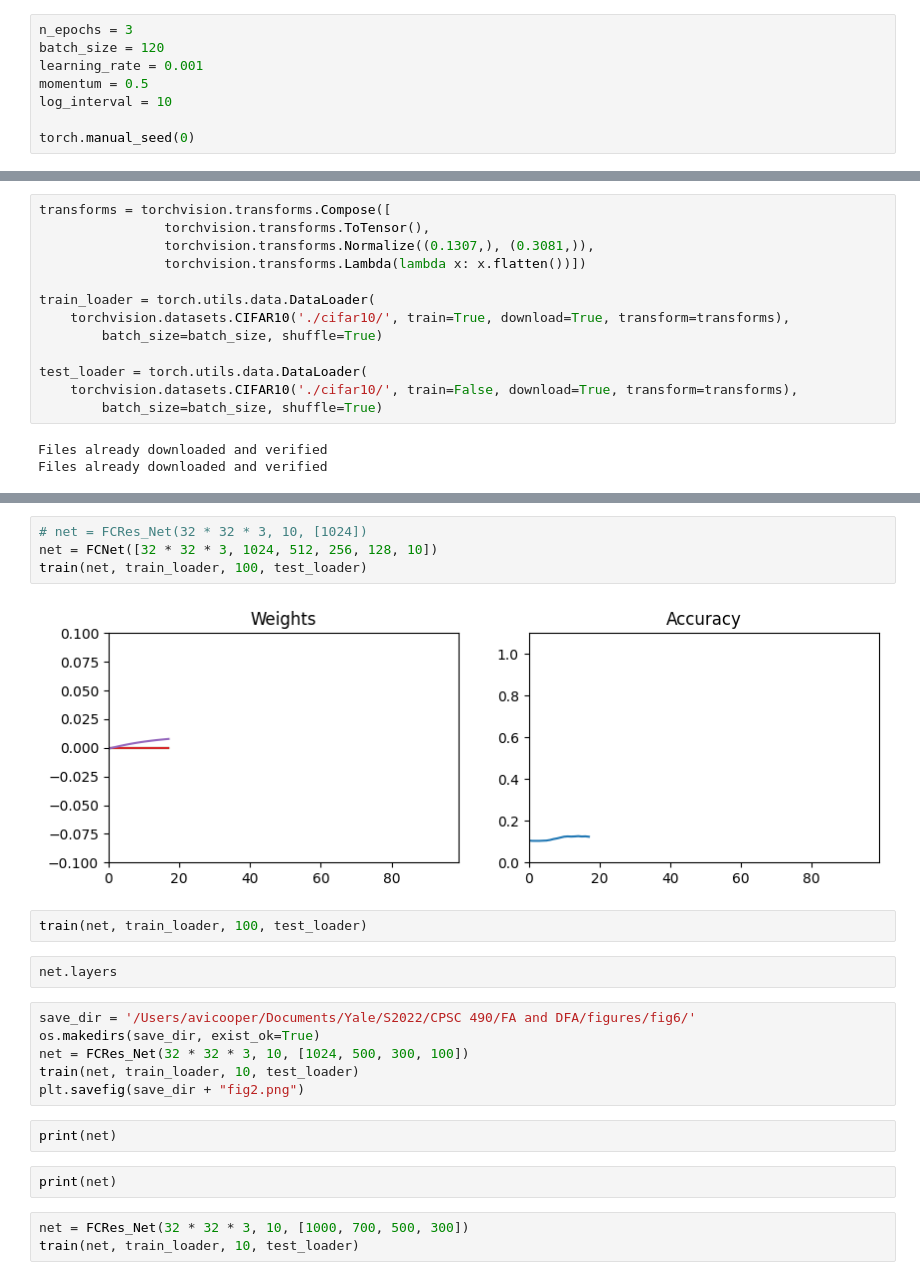
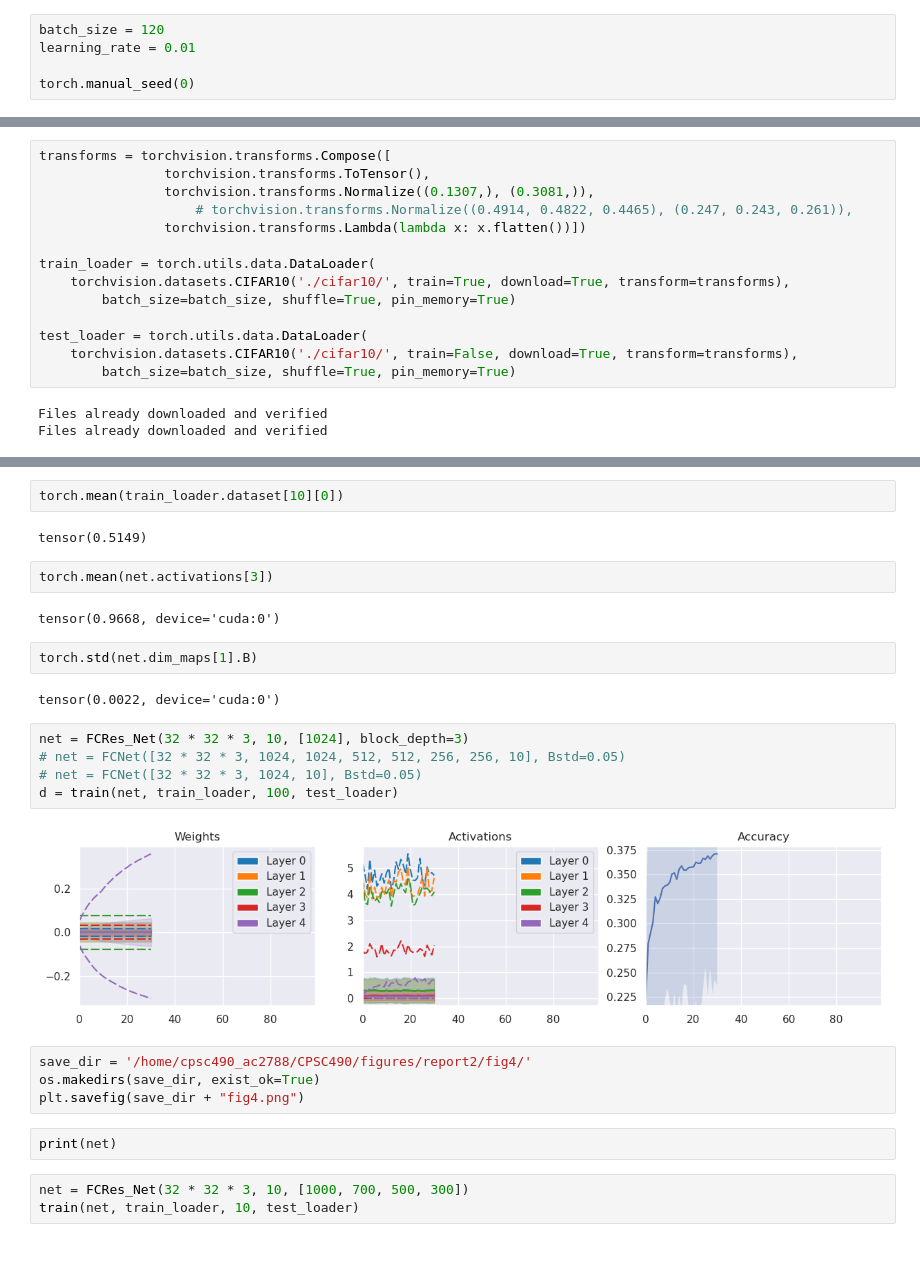
Before and after one commit to avicooper1/CPSC490, a Jupyter notebook: pepita.ipynb, the cells around one changed output, grey strips where cells are left out. Drawn from its saved outputs; the diff is of its cells as text; blank space fills up the shorter version.

```diff
--- a/pepita.ipynb
+++ b/pepita.ipynb
@@ -11,11 +14,8 @@ from dataclasses import dataclass
 import os
 sns.set()
 # %%
-n_epochs = 3
 batch_size = 120
-learning_rate = 0.001
-momentum = 0.5
-log_interval = 10
+learning_rate = 0.01
 
 torch.manual_seed(0)
 # %% [output]
@@ -24,15 +24,16 @@ torch.manual_seed(0)
 transforms = torchvision.transforms.Compose([
                 torchvision.transforms.ToTensor(),
                 torchvision.transforms.Normalize((0.1307,), (0.3081,)),
+                    # torchvision.transforms.Normalize((0.4914, 0.4822, 0.4465), (0.247, 0.243, 0.261)),
                 torchvision.transforms.Lambda(lambda x: x.flatten())])
 
 train_loader = torch.utils.data.DataLoader(
     torchvision.datasets.CIFAR10('./cifar10/', train=True, download=True, transform=transforms),
-        batch_size=batch_size, shuffle=True)
+        batch_size=batch_size, shuffle=True, pin_memory=True)
 
 test_loader = torch.utils.data.DataLoader(
     torchvision.datasets.CIFAR10('./cifar10/', train=False, download=True, transform=transforms),
-        batch_size=batch_size, shuffle=True)
+        batch_size=batch_size, shuffle=True, pin_memory=True)
 # %% [output]
 Files already downloaded and verified
 Files already downloaded and verified
@@ -215,23 +335,28 @@ class FCRes_Net(nn.Module):
+# %%
+torch.mean(train_loader.dataset[10][0])
+# %% [output]
+tensor(0.5149)
+# %%
+torch.mean(net.activations[3])
+# %% [output]
+tensor(0.9668, device='cuda:0')
+# %%
+torch.std(net.dim_maps[1].B)
+# %% [output]
+tensor(0.0022, device='cuda:0')
 # %%
-# net = FCRes_Net(32 * 32 * 3, 10, [1024])
-net = FCNet([32 * 32 * 3, 1024, 512, 256, 128, 10])
-train(net, train_loader, 100, test_loader)
+net = FCRes_Net(32 * 32 * 3, 10, [1024], block_depth=3)
+# net = FCNet([32 * 32 * 3, 1024, 1024, 512, 512, 256, 256, 10], Bstd=0.05)
+# net = FCNet([32 * 32 * 3, 1024, 10], Bstd=0.05)
+d = train(net, train_loader, 100, test_loader)
 # %% [output]
-[figure, old version]
+[figure, new version]
-# %%
-train(net, train_loader, 100, test_loader)
-# %%
-net.layers
 # %%
-save_dir = '/Users/avicooper/Documents/Yale/S2022/CPSC 490/FA and DFA/figures/fig6/'
+save_dir = '/home/cpsc490_ac2788/CPSC490/figures/report2/fig4/'
 os.makedirs(save_dir, exist_ok=True)
-net = FCRes_Net(32 * 32 * 3, 10, [1024, 500, 300, 100])
-train(net, train_loader, 10, test_loader)
-plt.savefig(save_dir + "fig2.png")
+plt.savefig(save_dir + "fig4.png")
 # %%
 print(net)
-# %%
-print(net)
 # %%
 net = FCRes_Net(32 * 32 * 3, 10, [1000, 700, 500, 300])
 train(net, train_loader, 10, test_loader)
```
Also changed, not shown: parts of 5 cells of this notebook, 3 other files.
